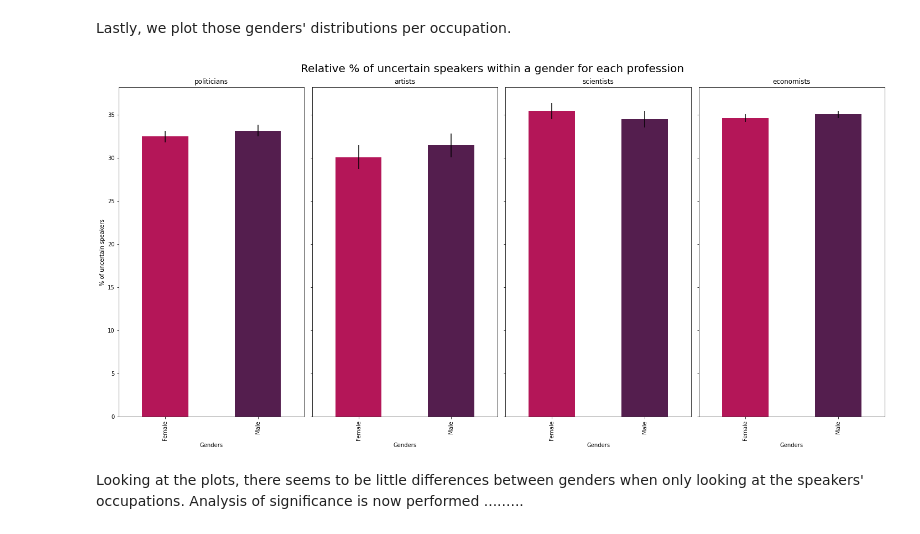
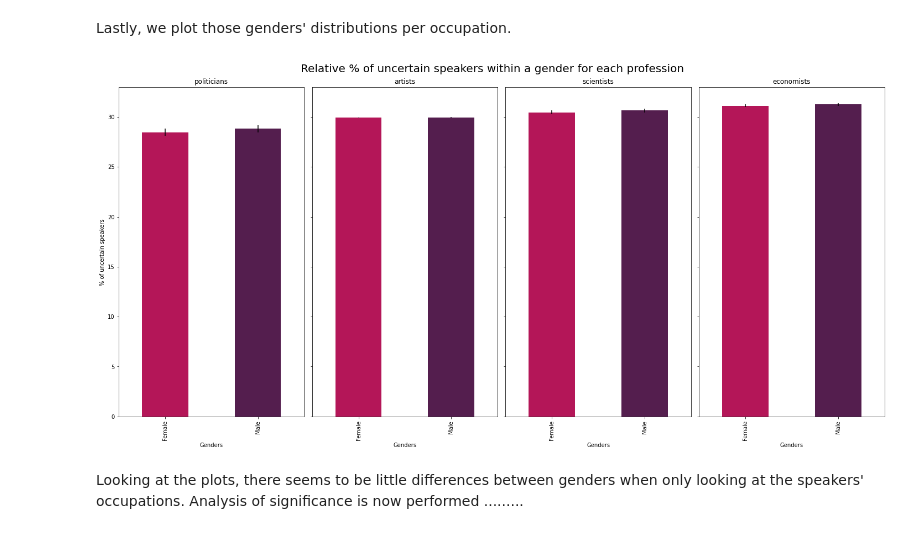
Before and after one commit to coraliegrobel/ada-2021-project-sv4ever, a Jupyter notebook: ada_main.ipynb, the cells around one changed output. Saved outputs shown, nothing was run; the diff lists cells and outputs as text; code cells hidden in the pictures.

```diff
--- a/ada_main.ipynb
+++ b/ada_main.ipynb
@@ -906,9 +944,9 @@ Html_file.close()
 #### Accross the general dataframe (containing background information)
 # %%
 # CHANGER 2020 EN 2015
-gender_dist_background = df_no_conditions_per_year['2020'].groupby('gender').size()
+gender_dist_background = df_no_conditions_per_year['2015'].groupby('gender').size()
 
-for i in range(20,21): # A CHANGER EN (16, 21)
+for i in range(16,21): # A CHANGER EN (16, 21)
     gender_dist_background += df_no_conditions_per_year['20' + str(i)].groupby('gender').size()
 # %% [markdown]
 Now we plot the distributions for the background dataframe.
@@ -973,12 +1023,13 @@ This represents an important imbalance in the dataset that we will take into acc
 Let's compute the uncertainty genders' distributions per professions (e.g., how many uncertain artists women are there compared to the total number of artists women).
 # %%
 df_professions_all_years = {} #Changer 2020 en 2015
-df_professions_all_years['politicians'] = df_per_year['df_politicians_2020']
-df_professions_all_years['artists'] = df_per_year['df_artists_2020']
-df_professions_all_years['scientists'] = df_per_year['df_scientists_2020']
-df_professions_all_years['economists'] = df_per_year['df_economists_2020']
+df_professions_all_years['politicians'] = df_per_year['df_politicians_2015']
+df_professions_all_years['artists'] = df_per_year['df_artists_2015']
+df_professions_all_years['scientists'] = df_per_year['df_scientists_2015']
+df_professions_all_years['economists'] = df_per_year['df_economists_2015']
 
-for i in range(20,21): #changer en 16 21
+for i in range(16,21): #changer en 16 21
+    print(i)
     df_professions_all_years['politicians'] = pd.concat([df_professions_all_years['politicians'],
                                                               df_per_year['df_politicians_20' + str(i)]])
 
@@ -994,7 +1047,7 @@ for i in range(20,21): #changer en 16 21
 We start by creating our dictionnary (`df_uncertain_professions_per_year`) containing our uncertain quotes per profession per year. This will also later be used in part [4.4 Possible variation from 2015 to 2020](#4.4).
 # %%
 df_uncertain_professions_per_year = {}
-for i in range(20,21): # A CHANGER EN (15, 21)
+for i in range(15,21): # A CHANGER EN (15, 21)
     df_uncertain_professions_per_year['df_uncertain_politicians_20' + str(i)] = create_df_from_txt(PATH_TXT + \
                             "uncertainty_politicians_20" + str(i) + ".txt", df_per_year['df_politicians_20' + str(i)])
 
@@ -1011,15 +1064,15 @@ We now create a dictionnary containing all uncertain quotes per profession (regr
 # %%
 df_uncertain_professions_all_years = {} # CHANGER 2020 EN 2015
 
-df_uncertain_professions_all_years['politicians'] = df_uncertain_professions_per_year['df_uncertain_politicians_2020']
+df_uncertain_professions_all_years['politicians'] = df_uncertain_professions_per_year['df_uncertain_politicians_2015']
 
-df_uncertain_professions_all_years['artists'] = df_uncertain_professions_per_year['df_uncertain_artists_2020']
+df_uncertain_professions_all_years['artists'] = df_uncertain_professions_per_year['df_uncertain_artists_2015']
 
-df_uncertain_professions_all_years['scientists'] = df_uncertain_professions_per_year['df_uncertain_scientists_2020']
+df_uncertain_professions_all_years['scientists'] = df_uncertain_professions_per_year['df_uncertain_scientists_2015']
 
-df_uncertain_professions_all_years['economists'] = df_uncertain_professions_per_year['df_uncertain_economists_2020']
+df_uncertain_professions_all_years['economists'] = df_uncertain_professions_per_year['df_uncertain_economists_2015']
 
-for i in range(20,21): # A CHANGER EN (16, 21)
+for i in range(16,21): # A CHANGER EN (16, 21)
     df_uncertain_professions_all_years['politicians'] = pd.concat([df_uncertain_professions_all_years['politicians'],
                                         df_uncertain_professions_per_year['df_uncertain_politicians_20' + str(i)]])
 
@@ -1051,26 +1104,26 @@ Lastly, we plot those genders' distributions per occupation.
 # %%
 # To have a more readable x legend on the plot
 gender_dist_ratio['politicians'].index = ['Female', 'Male']
 gender_dist_ratio['artists'].index = ['Female', 'Male']
 gender_dist_ratio['scientists'].index = ['Female', 'Male']
 gender_dist_ratio['economists'].index = ['Female', 'Male']
 
 #fig = go.Figure()
 fig, axs = plt.subplots(1, 4, sharex = True, sharey = True, figsize = (20,10))
 fig.subplots_adjust(hspace = 0.4, wspace = 0.4)
 
-for idx, profession in enumerate(gender_dist.keys()):
+for idx, profession in enumerate(gender_dist_ratio.keys()):
     double_std = np.std(gender_dist_ratio[profession]) * 2
     gender_dist_ratio[profession].plot(kind='bar', yerr = double_std, color = [color_palette[3], color_palette[1]], ax = axs[idx])
     axs[idx].set_title(profession)
     axs[idx].set_xlabel('Genders')
     axs[idx].set_ylabel('% of uncertain speakers')
 
 fig.suptitle('Relative % of uncertain speakers within a gender for each profession', fontsize = 20)
 fig.tight_layout()
 plt.show()
 # %% [output]
-[figure, old version]
+[figure, new version]
 # %%
 html_str = mpld3.fig_to_html(fig)
 Html_file= open("Images/percentage_uncertain_plot_across_prof.html","w")
```
Also changed, not shown: parts of 45 cells of this notebook.
